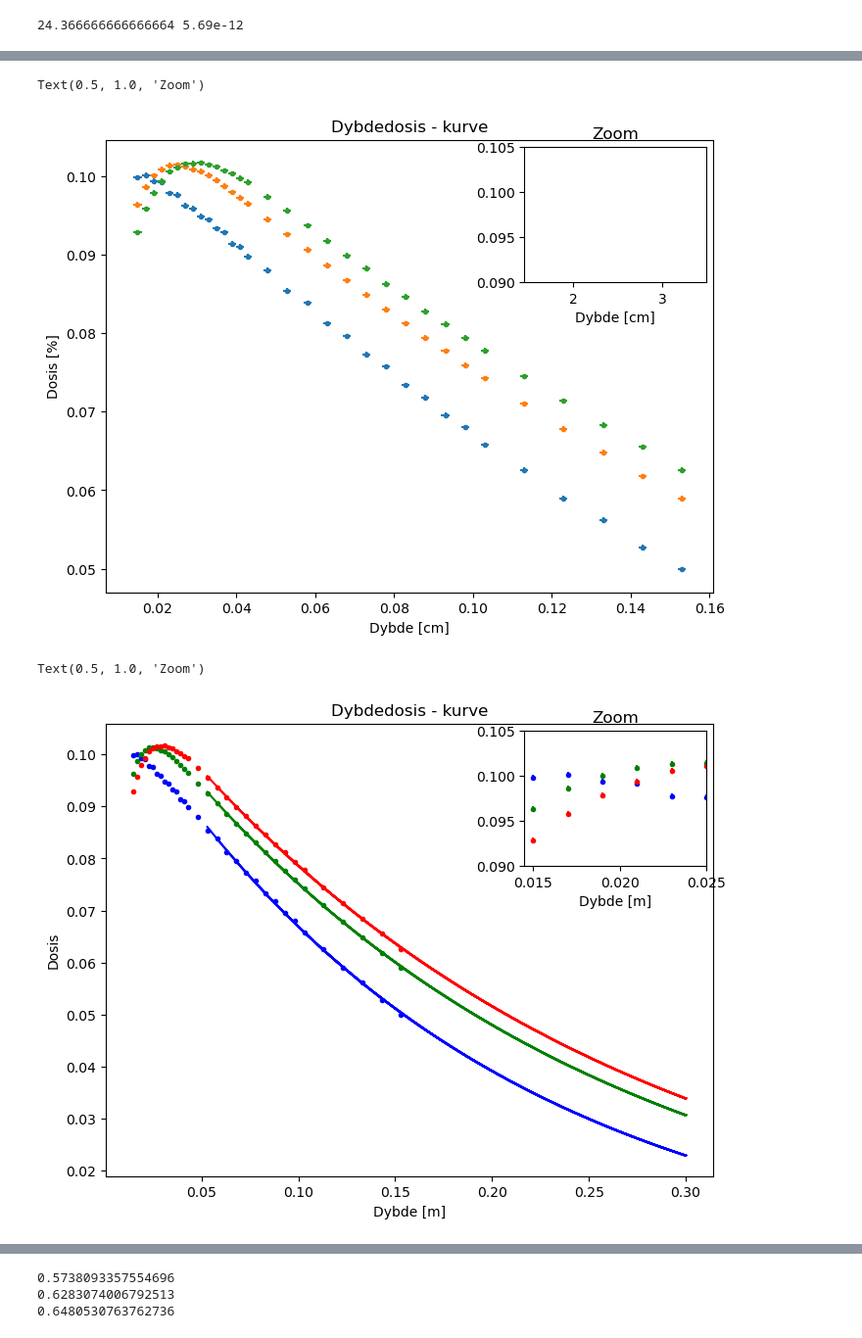
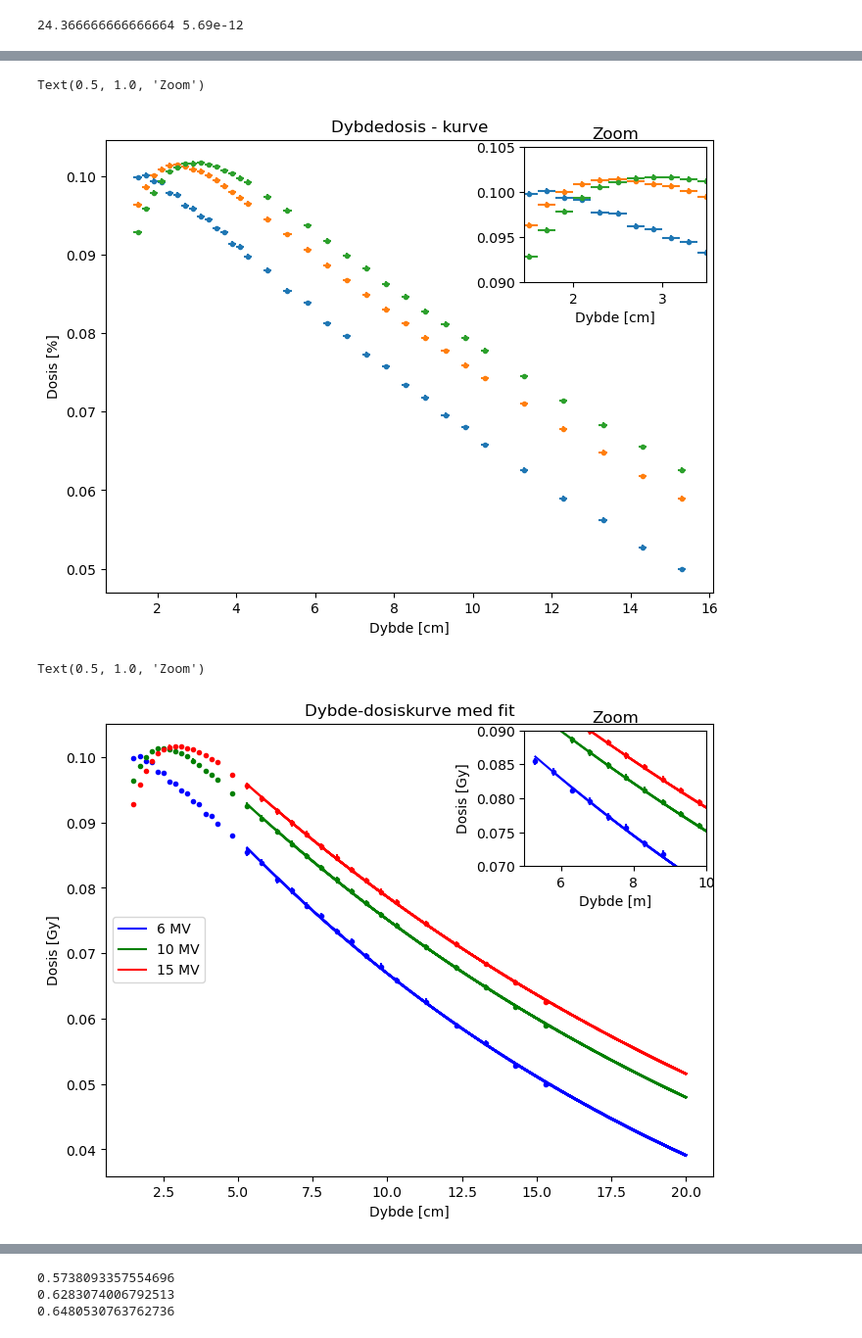
Before and after one commit to CarolineBalslev/DataProjekt, a Jupyter notebook: Projekt.1.ipynb, the cells around one changed output, grey strips where cells are left out. Shown at 98% size. Saved outputs shown, nothing was run; the diff lists cells and outputs as text; code cells hidden in the pictures.

```diff
--- a/Projekt.1.ipynb
+++ b/Projekt.1.ipynb
@@ -26,9 +26,8 @@ m_15 = data_15 *10**-12
 
 l_10 =  l_10[:-1]
 m_10 =  m_10[:-1]
-l_6 = l_6/100
-l_10 = l_10/100
-l_15 = l_15/100
+
+
 
 plt.plot(l_6,m_6, '.')
 plt.plot(l_10,m_10, '.')
@@ -49,7 +48,7 @@ p_0 = 101.3 #[kPa]
 
 U_baro = 1/10 #[kPa]
 U_termo = 0.06 #[grader]
-U_x = 0.00001 #[m]
+U_x = 0.001+0.1
 # %%
 
 k_tp = ((273.2 + T)*p_0)/((273.2+T_0)*P)
@@ -112,48 +111,75 @@ ax_inset.set_xlabel('Dybde [cm]')
 ax_inset.set_title('Zoom')
 # %% [output]
 Text(0.5, 1.0, 'Zoom')
-[figure, old version]
+[figure, new version]
 # %%
 
 def exp(x,a,c):
     y = np.exp(- a*x) * c
     return y
 
 
 par_6, cov_6 = curve_fit(exp,l_6[16:],D_6[16:], sigma = U_D6[16:], absolute_sigma= True)
 par_10, cov_10 = curve_fit(exp,l_10[16:],D_10[16:], sigma = U_D10[16:], absolute_sigma= True)
 par_15, cov_15 = curve_fit(exp,l_15[16:],D_15[16:], sigma = U_D15[16:], absolute_sigma= True)
 
-X_6 = np.linspace(l_6[16:],0.3)
-X_10 = np.linspace(l_10[16:],0.3)
-X_15 = np.linspace(l_15[16:],0.3)
+X_6 = np.linspace(l_6[16:],20)
+X_10 = np.linspace(l_10[16:],20)
+X_15 = np.linspace(l_15[16:],20)
 
 
+Ux_6= par_6[1]*par_6[0]*np.exp(-par_6[0]*l_6[16:])*U_x
+Ux_10= par_10[1]*par_10[0]*np.exp(-par_10[0]*l_10[16:])*U_x
+Ux_15= par_15[1]*par_15[0]*np.exp(-par_15[0]*l_15[16:])*U_x
+
+U_6 = np.sqrt(Ux_6 **2+ U_D6[16:]**2)
+U_10 = np.sqrt(Ux_10 **2+ U_D10[16:]**2)
+U_15 = np.sqrt(Ux_15 **2+ U_D15[16:]**2)
+
+U_62 = np.concatenate((U_D6[:16],U_6))
+U_102 = np.concatenate((U_D10[:16],U_10))
+U_152 = np.concatenate((U_D15[:16],U_15))
+
+
+par_62, cov_62 = curve_fit(exp,l_6[16:],D_6[16:], sigma = U_6, absolute_sigma= True)
+par_102, cov_102 = curve_fit(exp,l_10[16:],D_10[16:], sigma = U_10, absolute_sigma= True)
+par_152, cov_152 = curve_fit(exp,l_15[16:],D_15[16:], sigma = U_15, absolute_sigma= True)
 
 fig, ax = plt.subplots(figsize = (8,6))
 
-ax.plot(X_6,exp(X_6,*par_6), color = 'blue', label = '6V')
-ax.plot(X_10,exp(X_10,*par_10), color = 'green', label = '10V')
-ax.plot(X_15,exp(X_15,*par_15), color = 'red', label = '15V')
+ax.plot(X_6,exp(X_6,*par_62), color = 'blue', label = '6V')
+ax.plot(X_10,exp(X_10,*par_102), color = 'green', label = '10V')
+ax.plot(X_15,exp(X_15,*par_152), color = 'red', label = '15V')
 
 
-ax.errorbar(l_6,D_6,yerr = U_D6, xerr = U_x,fmt = '.', color = 'blue', label = '6V - data')
-ax.errorbar(l_10,D_10,yerr = U_D10, xerr = U_x ,fmt = '.' , color = 'green', label = '10V - data ')
-ax.errorbar(l_15,D_15,yerr = U_D15, xerr = U_x, fmt = '.', color = 'red', label = '15V - data ')
-ax.set_xlabel('Dybde [m]')
-ax.set_ylabel('Dosis')
-ax.set_title('Dybdedosis - kurve')
+ax.errorbar(l_6,D_6,yerr = U_62, fmt = '.', color = 'blue', label = '6V - data')
+ax.errorbar(l_10,D_10,yerr = U_102 ,fmt = '.' , color = 'green', label = '10V - data ')
+ax.errorbar(l_15,D_15,yerr = U_152,fmt = '.', color = 'red', label = '15V - data ')
+
+line_6 = ax.plot(X_6, exp(X_6, *par_6), color = 'blue')[0]
+line_10 = ax.plot(X_10, exp(X_10, *par_10), color = 'green')[0]
+line_15 = ax.plot(X_15, exp(X_15, *par_15), color = 'red')[0]
+
+ax.legend(handles=[line_6,line_10,line_15], labels=['6 MV', '10 MV', '15 MV'], loc='center left', bbox_to_anchor=(0, 0.5))
+
+ax.set_xlabel('Dybde [cm]')
+ax.set_ylabel('Dosis [Gy]')
+ax.set_title('Dybde-dosiskurve med fit')
 
 ax_inset = inset_axes(ax, width = "30%", height = "30%", loc = "upper right")
-ax_inset.errorbar(l_6,D_6,yerr = U_D6, xerr = U_x, color = 'blue', fmt = '.' )
-ax_inset.errorbar(l_10,D_10,yerr = U_D10, xerr = U_x , color = 'green', fmt = '.')
-ax_inset.errorbar(l_15,D_15,yerr = U_D15, xerr = U_x, color = 'red', fmt = '.')
-ax_inset.set_xlim(0.0145,0.025)
-ax_inset.set_ylim(0.09,0.105)
+ax_inset.plot(X_6,exp(X_6,*par_62), color = 'blue', label = '6V')
+ax_inset.plot(X_10,exp(X_10,*par_102), color = 'green', label = '10V')
+ax_inset.plot(X_15,exp(X_15,*par_152), color = 'red', label = '15V')
+ax_inset.errorbar(l_6,D_6,yerr = U_62, color = 'blue', fmt = '.' )
+ax_inset.errorbar(l_10,D_10,yerr = U_102, color = 'green', fmt = '.')
+ax_inset.errorbar(l_15,D_15,yerr = U_152, color = 'red', fmt = '.')
+ax_inset.set_xlim(5,10)
+ax_inset.set_ylim(0.07,0.09)
 ax_inset.set_xlabel('Dybde [m]')
+ax_inset.set_ylabel('Dosis [Gy]')
 ax_inset.set_title('Zoom')
 
 #ax.legend()
 # %% [output]
 Text(0.5, 1.0, 'Zoom')
-[figure, old version]
+[figure, new version]
```
Also changed, not shown: parts of 12 cells of this notebook.
